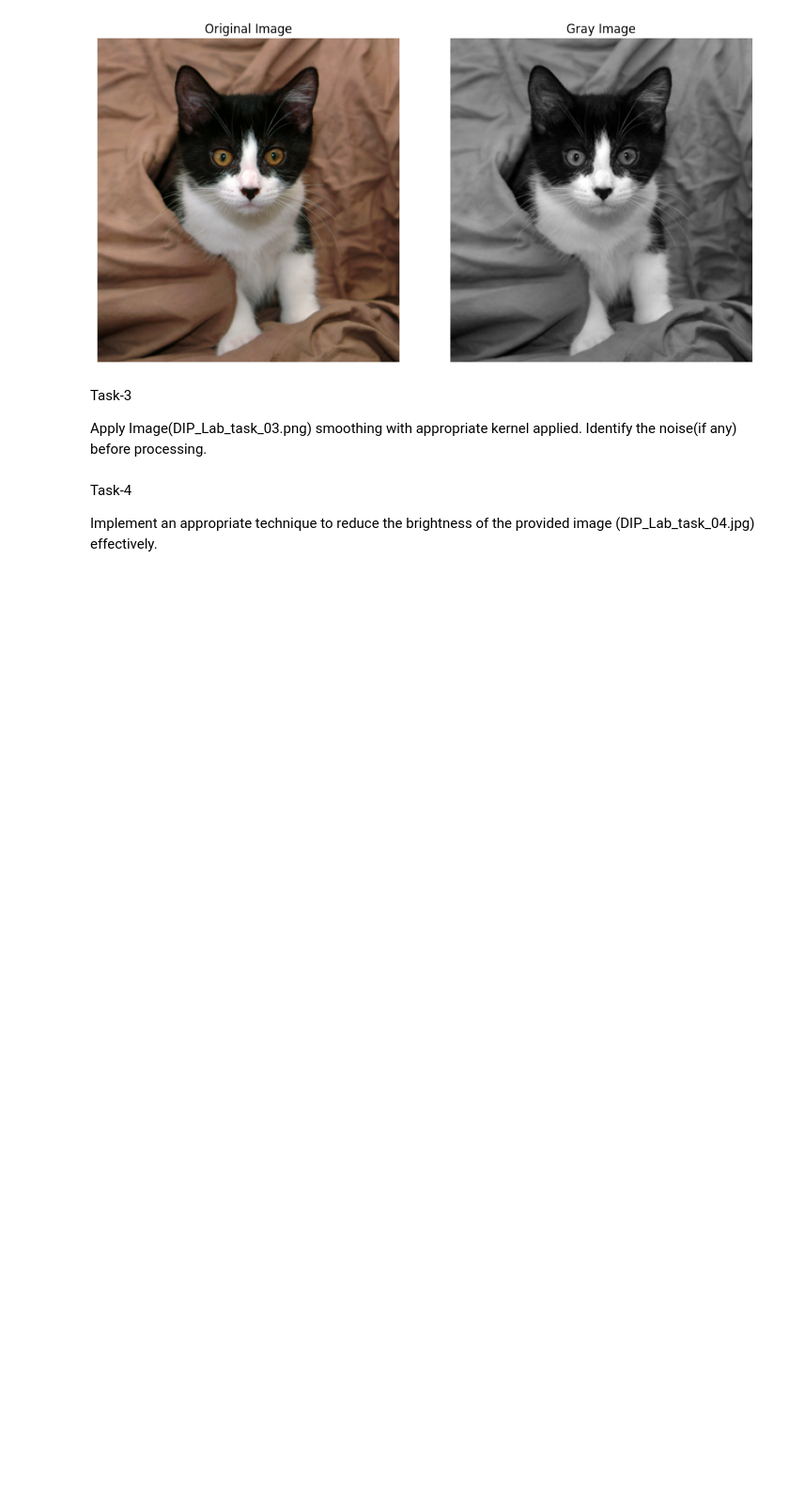
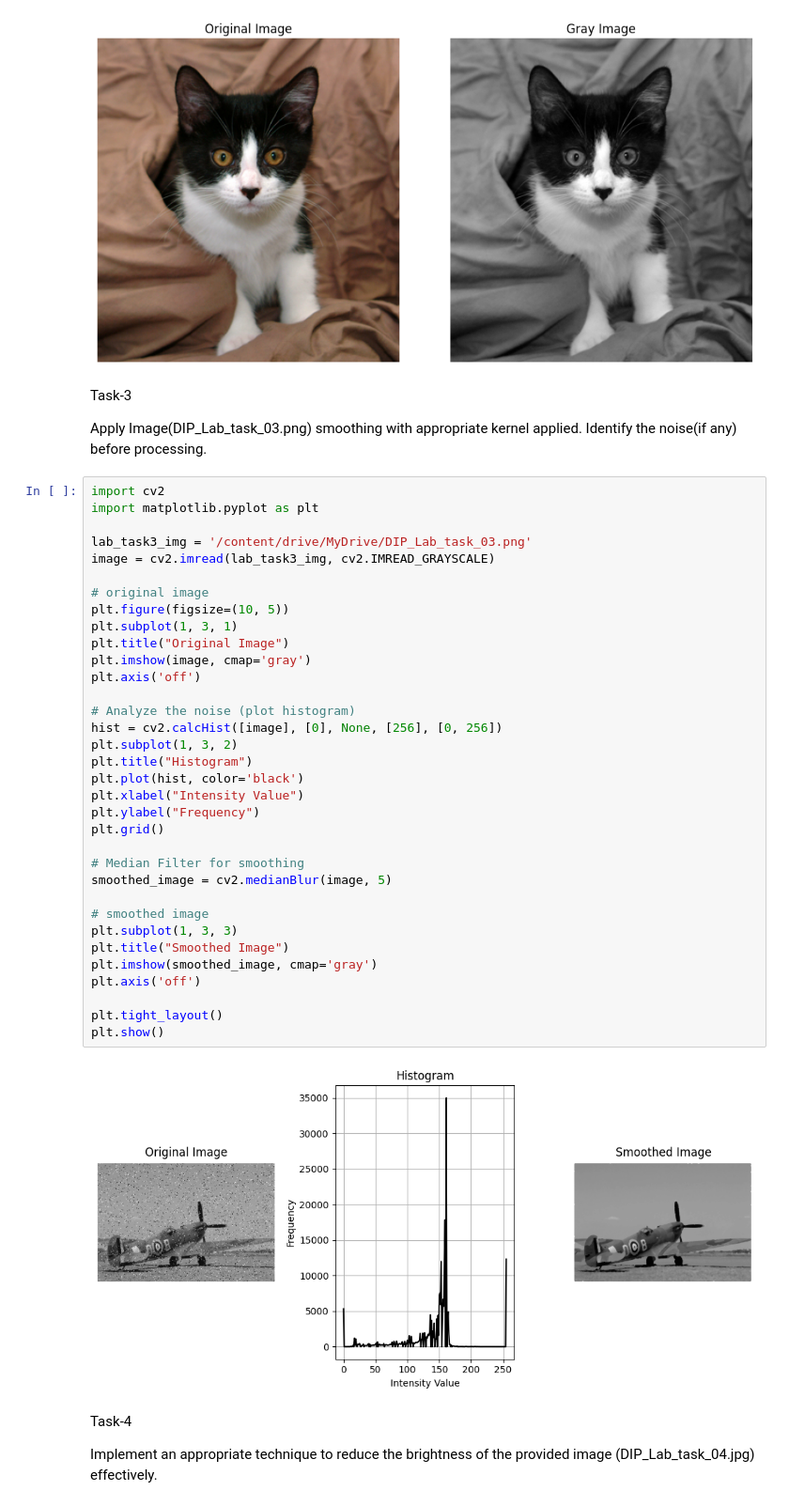
Before and after one commit to TaniaHafsa/DIP_lab_final_task, a Jupyter notebook: DIP_lab_task.ipynb, the cells around one changed output. Shown: that part at 94% size. Cells and saved outputs as stored; diff of their text form; blank space fills up the shorter version.

Commit message:
Completed task-3

```diff
--- a/DIP_lab_task.ipynb
+++ b/DIP_lab_task.ipynb
@@ -90,6 +90,42 @@ plt.show()
 Task-3
 
 Apply Image(DIP_Lab_task_03.png) smoothing with appropriate kernel applied. Identify the noise(if any) before processing.
+# %%
+import cv2
+import matplotlib.pyplot as plt
+
+lab_task3_img = '/content/drive/MyDrive/DIP_Lab_task_03.png'
+image = cv2.imread(lab_task3_img, cv2.IMREAD_GRAYSCALE)
+
+# original image
+plt.figure(figsize=(10, 5))
+plt.subplot(1, 3, 1)
+plt.title("Original Image")
+plt.imshow(image, cmap='gray')
+plt.axis('off')
+
+# Analyze the noise (plot histogram)
+hist = cv2.calcHist([image], [0], None, [256], [0, 256])
+plt.subplot(1, 3, 2)
+plt.title("Histogram")
+plt.plot(hist, color='black')
+plt.xlabel("Intensity Value")
+plt.ylabel("Frequency")
+plt.grid()
+
+# Median Filter for smoothing
+smoothed_image = cv2.medianBlur(image, 5)
+
+# smoothed image
+plt.subplot(1, 3, 3)
+plt.title("Smoothed Image")
+plt.imshow(smoothed_image, cmap='gray')
+plt.axis('off')
+
+plt.tight_layout()
+plt.show()
+# %% [output]
+[figure, added]
 # %% [markdown]
 Task-4
 
```
Also changed, not shown: parts of 1 cell of this notebook.
